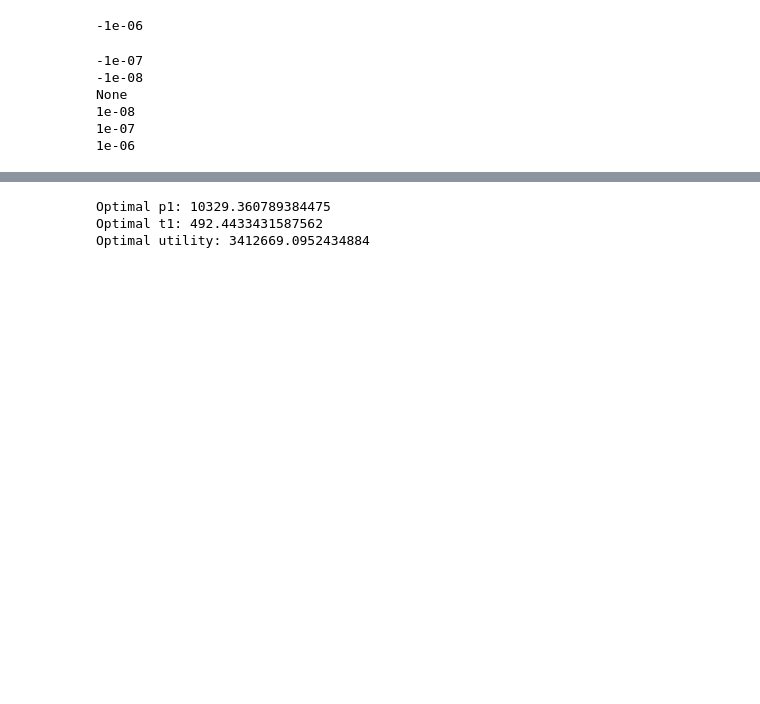
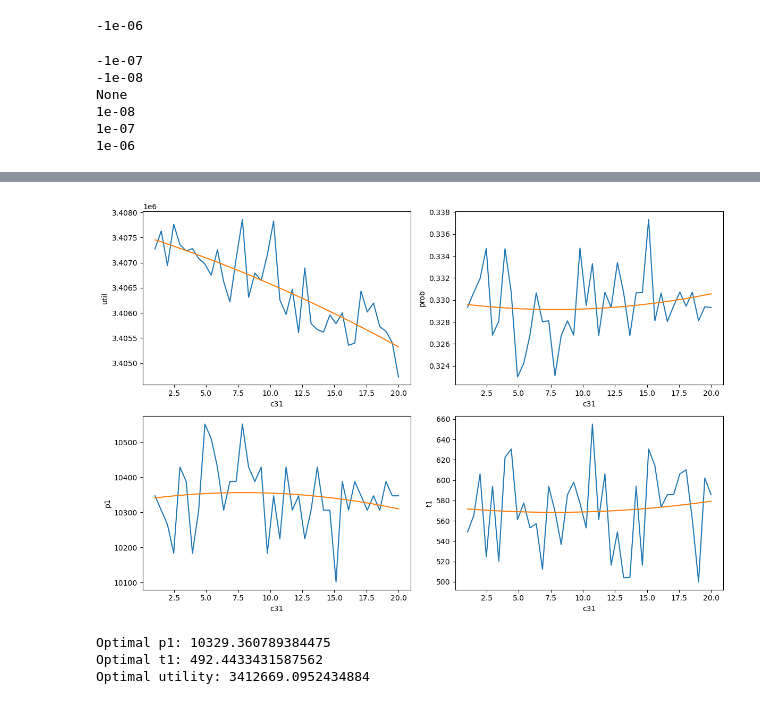
Before and after one commit to pablogarciarce/ProductLaunching, a Jupyter notebook: ProdLaunch.ipynb, the cells around one changed output, grey strips where cells are left out. Cells and saved outputs as stored; diff of their text form; code cells hidden in the pictures; blank space fills up the shorter version.

```diff
--- a/ProdLaunch.ipynb
+++ b/ProdLaunch.ipynb
@@ -412,0 +413,16 @@ Rho: 1e-06 Mejores datos: [10224.489795918367 577.5510204081633] Mejor utilidad:
+# %%
+resultados_c31 = np.load('resultados_c31.npy', allow_pickle=True)
+
+c31s = np.linspace(1, 20, 40)
+df_resultados = pd.DataFrame(columns=['c31', 'p1', 't1', 'util', 'prob'])
+for c31 in c31s:
+    seleccion = resultados_c31[resultados_c31[:, 4] == c31]
+    indice_mejor = np.argmax(seleccion[:, 2])
+    mejor_datos = seleccion[indice_mejor, :2]
+    mejor_util = seleccion[indice_mejor, 2]
+    mejor_prob = seleccion[indice_mejor, 3]
+
+    new_row = pd.DataFrame([{'c31': c31, 'p1': mejor_datos[0], 't1': mejor_datos[1], 'util': mejor_util, 'prob': mejor_prob}])
+    df_resultados = pd.concat([df_resultados, new_row], ignore_index=True)
+
+df_resultados
@@ -413,3 +447,20 @@ Rho: 1e-06 Mejores datos: [10224.489795918367 577.5510204081633] Mejor utilidad:
+# %%
+# subplots of util, prob, p1 and t1 against c31
+fig, axs = plt.subplots(2, 2, figsize=(12, 8))
+
+for i, var in enumerate(['util', 'prob', 'p1', 't1']):
+    axs[i // 2, i % 2].plot(df_resultados['c31'], df_resultados[var])
+    # Fit a quadratic polynomial to the data
+    c, b, a = np.polyfit(df_resultados['c31'], df_resultados[var], 2)
+    var_fit = a + b * df_resultados['c31'] + c * df_resultados['c31'] ** 2
+    axs[i // 2, i % 2].plot(df_resultados['c31'], var_fit)
+    axs[i // 2, i % 2].set_xlabel('c31')
+    axs[i // 2, i % 2].set_ylabel(var)
+
+plt.tight_layout()
+plt.show()
+# %% [output]
+[figure, added]
 # %%
 from skopt import gp_minimize
 from skopt.space import Real
```
Also changed, not shown: parts of 7 cells of this notebook, 15 other files.
